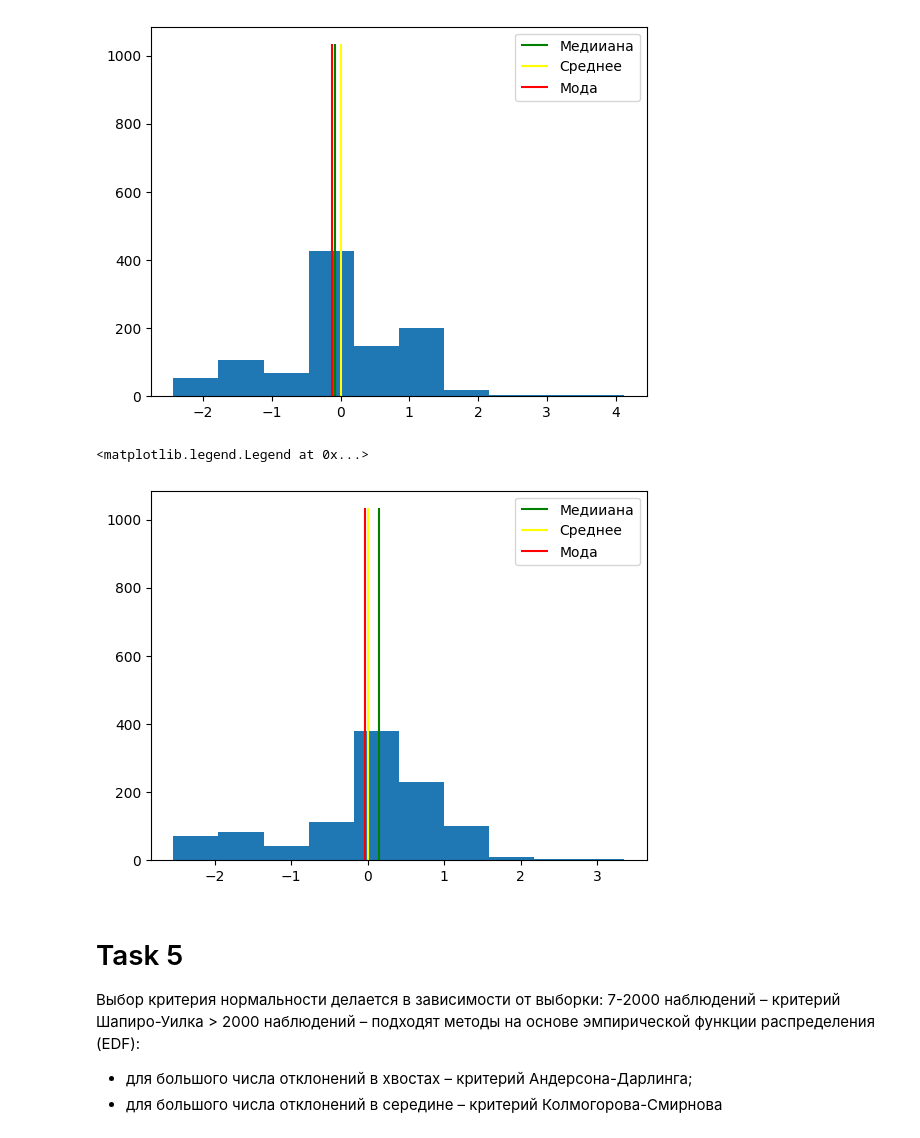
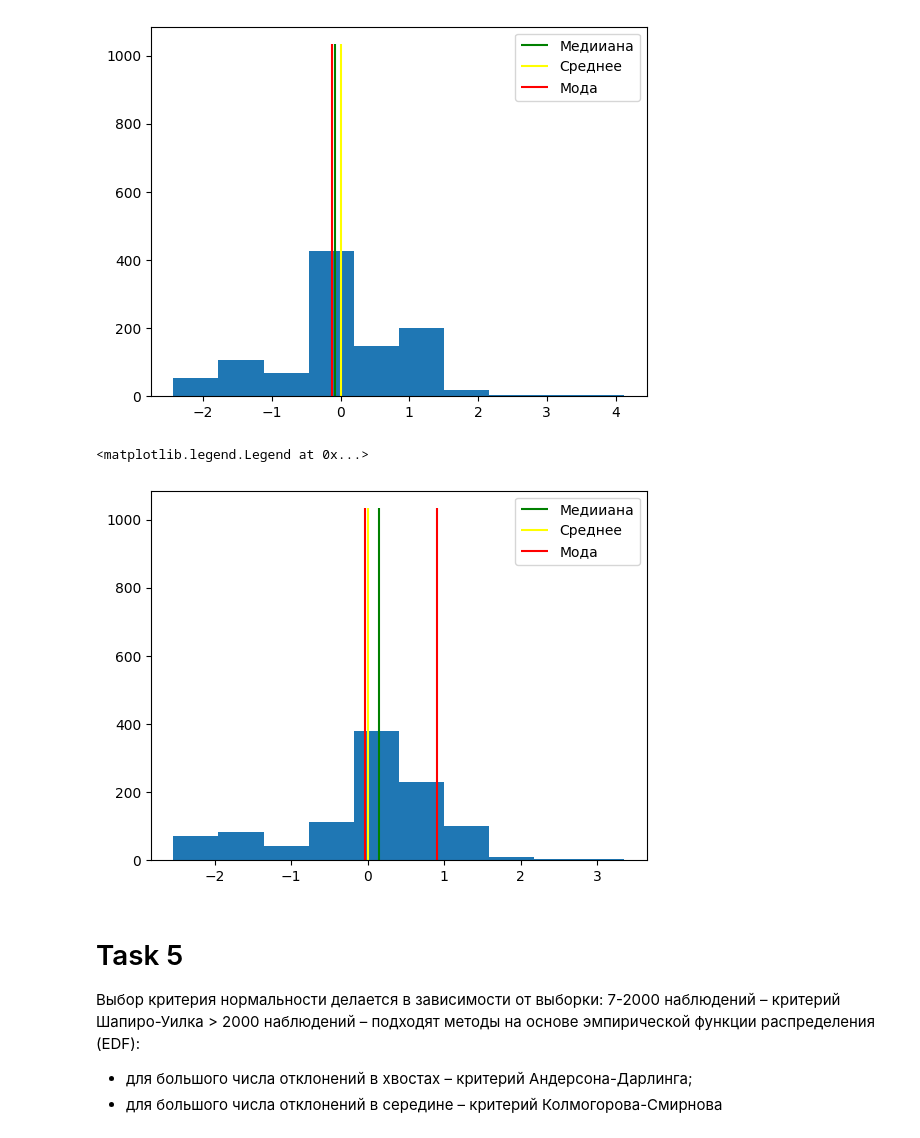
Before and after one commit to mmonastyrskiy/7_sem, a Jupyter notebook: ML/lab/lab2/Lab2.ipynb, the cells around one changed output. Drawn from its saved outputs; the diff is of its cells as text; code cells hidden in the pictures.

```diff
--- a/ML/lab/lab2/Lab2.ipynb
+++ b/ML/lab/lab2/Lab2.ipynb
@@ -80,12 +80,12 @@ plt.legend()
 # %%
 plt.hist(df["EUR"])
 plt.vlines(df["EUR"].median(),0,df["EUR"].size,color="green",label="Медииана")
 plt.vlines(df["EUR"].mean(),0,df["EUR"].size,color="yellow",label="Среднее")
-plt.vlines(df["EUR"].mode()[0],0,df["EUR"].size,color="red",label="Мода")
+plt.vlines(df["EUR"].mode(),0,df["EUR"].size,color="red",label="Мода")
 plt.legend()
 # %% [output]
 <matplotlib.legend.Legend at 0x...>
-[figure, old version]
+[figure, new version]
 # %% [markdown]
 # Task 5
 
```
Also changed, not shown: parts of 9 cells of this notebook, 1 other file.
